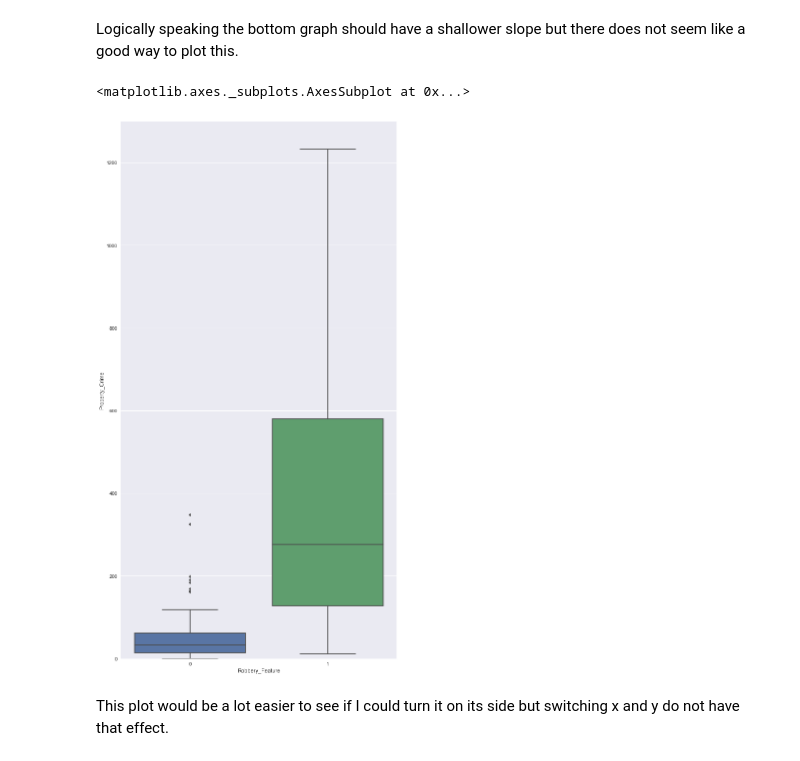
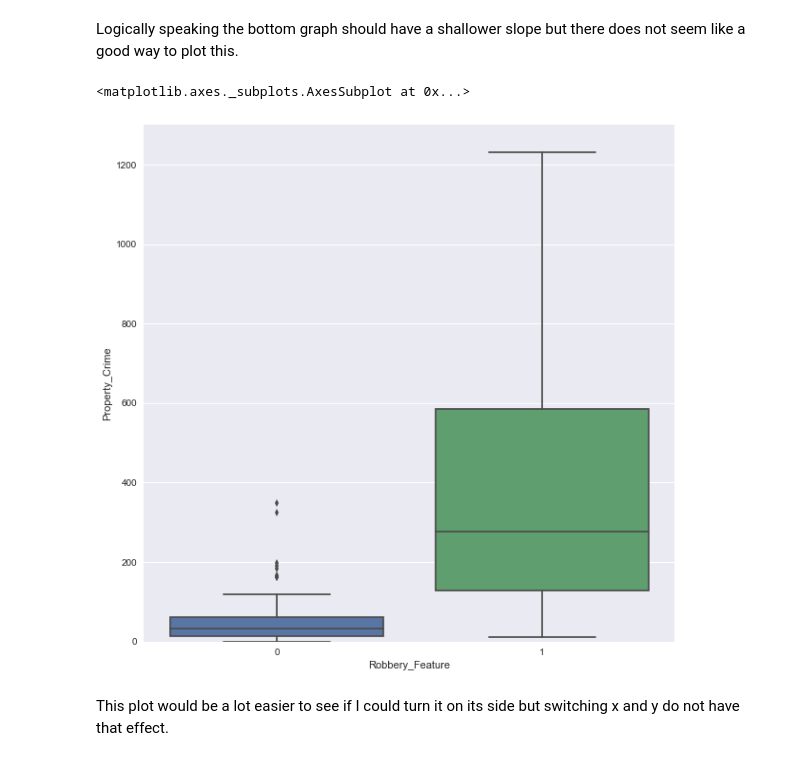
Before and after one commit to Kstengy/DataScience-Projects, a Jupyter notebook: Linear Regression work.ipynb, the cells around one changed output. Cells and saved outputs as stored; diff of their text form; code cells hidden in the pictures.

```diff
--- a/Linear Regression work.ipynb
+++ b/Linear Regression work.ipynb
@@ -13,6 +14,6 @@ df_crime = df_crime.drop('Rape\n(revised\ndefinition)1', 1)
 df_crime.columns = ['City', 'Population', 'Violent_Crime', 'Murder', 'Rape', 'Robbery', 'Aggravated_Assault',
                    'Property_Crime', 'Burglary', 'Larceny_Theft', 'Motor_Vehicle_Theft', 'Arson']
 # %%
-df_crime.sort_values(by = 'Population', ascending = False)
+df_crime = df_crime[['Population', 'Murder', 'Robbery', 'Property_Crime']].dropna()
 
 #print(df_crime.columns)
@@ -111,12 +91,12 @@ plt.show()
 Logically speaking the bottom graph should have a shallower slope but there does not seem like a good way to plot this.
 # %%
 #Plotting distribution of property crime against the robbery feature
-plt.figure(figsize = (10, 20))
+plt.figure(figsize = (10, 10))
 plt.ylim(0,1300)
-sns.boxplot(x = 'Robbery_Feature', y = 'Property_Crime', data = df_crime_noNYC)
+sns.boxplot(x = 'Robbery_Feature', y = 'Property_Crime', data = df_crime)
 # %% [output]
 <matplotlib.axes._subplots.AxesSubplot at 0x...>
-[figure, old version]
+[figure, new version]
 # %% [markdown]
 This plot would be a lot easier to see if I could turn it on its side but switching x and y do not have that effect.
 # %% [markdown]
```
Also changed, not shown: parts of 17 cells of this notebook.
